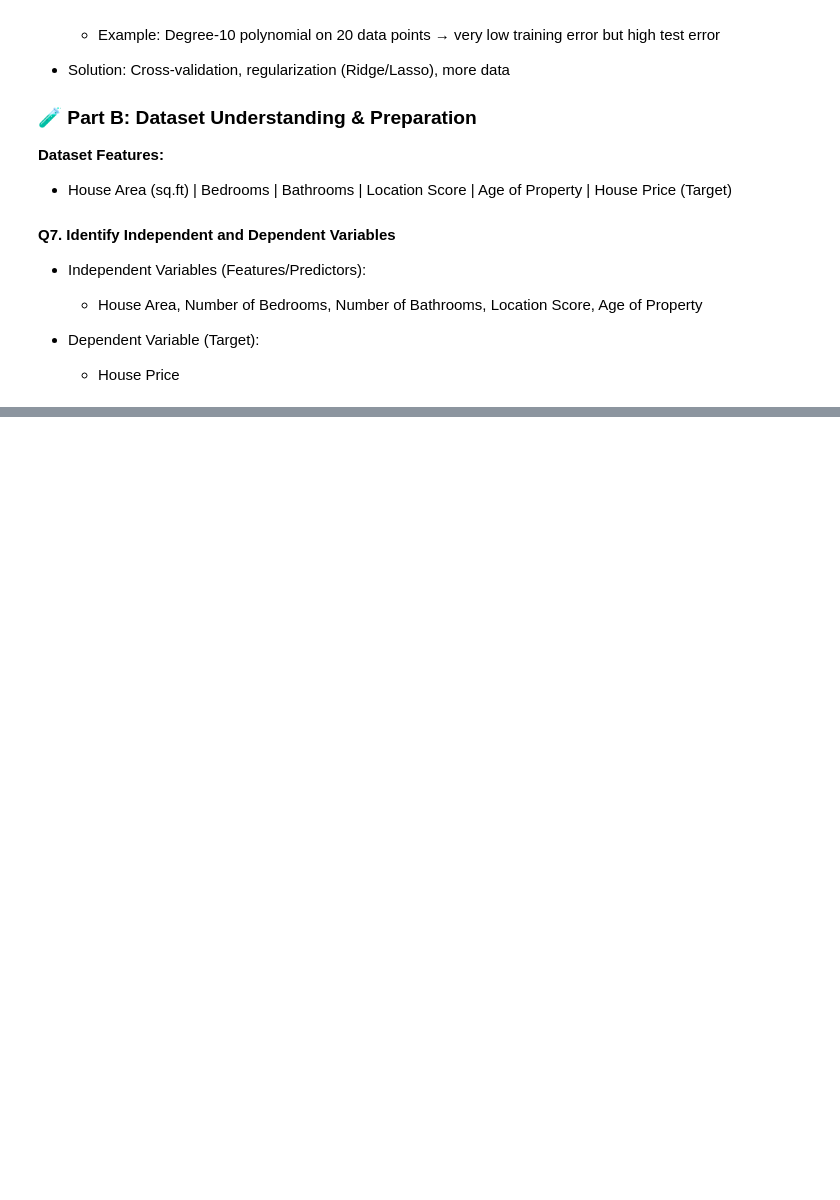
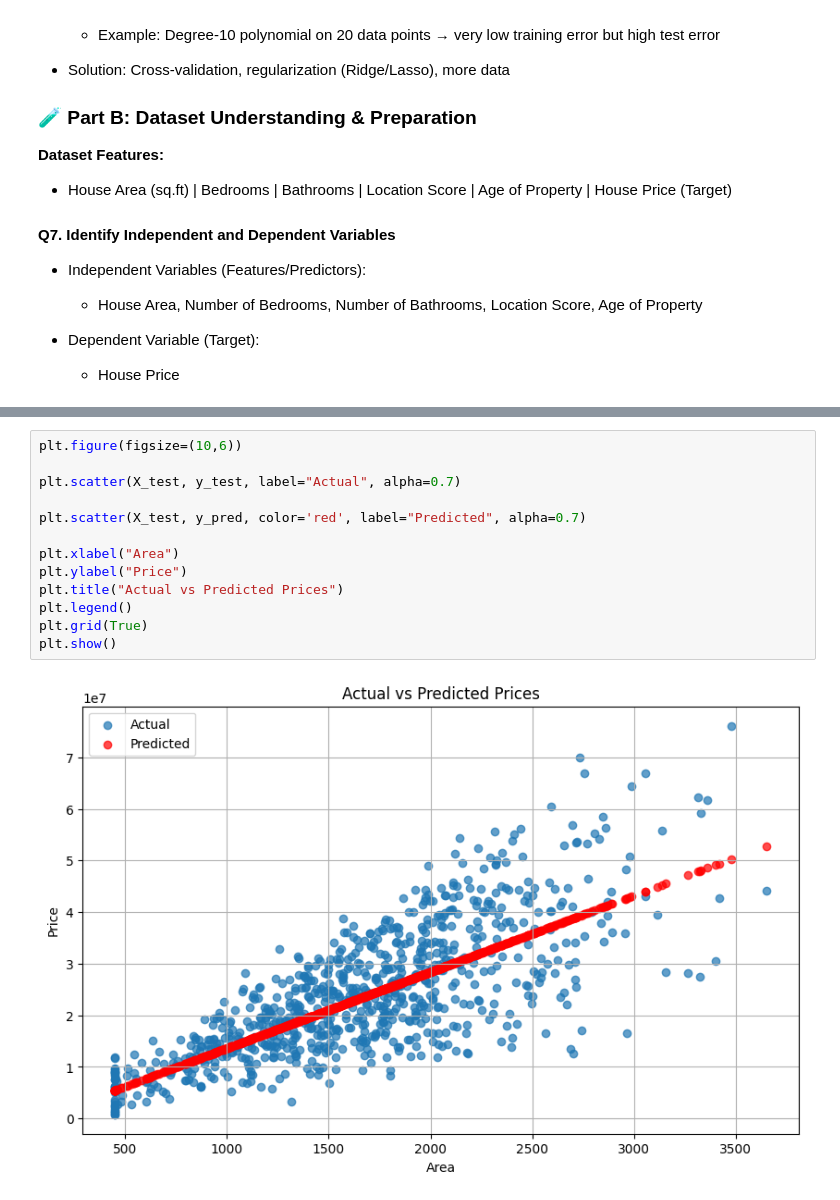
Before and after one commit to dishalukhi123/Supervised-Learning, a Jupyter notebook: PR 1/house_price.ipynb, the cells around one changed output, grey strips where cells are left out. Drawn from its saved outputs; the diff is of its cells as text; blank space fills up the shorter version.

```diff
--- a/PR 1/house_price.ipynb
+++ b/PR 1/house_price.ipynb
@@ -75,0 +153,15 @@ The model minimizes the Sum of Squared Errors (SSE) to find the best-fit line.
+# %%
+plt.figure(figsize=(10,6))
+
+plt.scatter(X_test, y_test, label="Actual", alpha=0.7)
+
+plt.scatter(X_test, y_pred, color='red', label="Predicted", alpha=0.7)
+
+plt.xlabel("Area")
+plt.ylabel("Price")
+plt.title("Actual vs Predicted Prices")
+plt.legend()
+plt.grid(True)
+plt.show()
+# %% [output]
+[figure, added]
```
Also changed, not shown: parts of 11 cells of this notebook, 1 other file.
